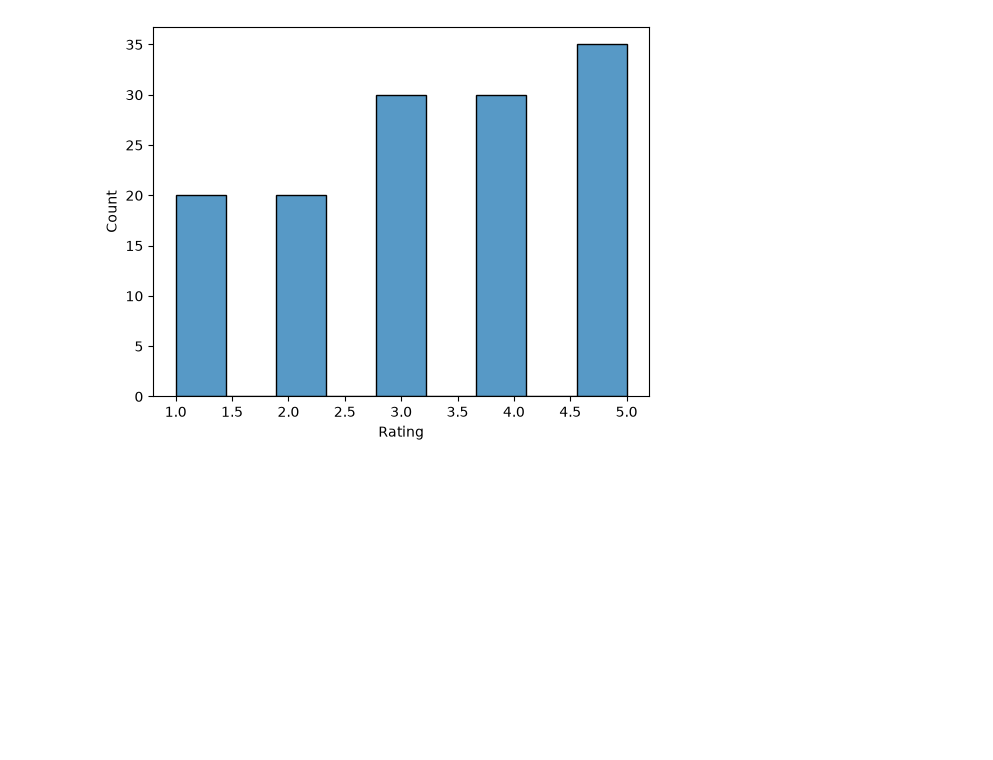
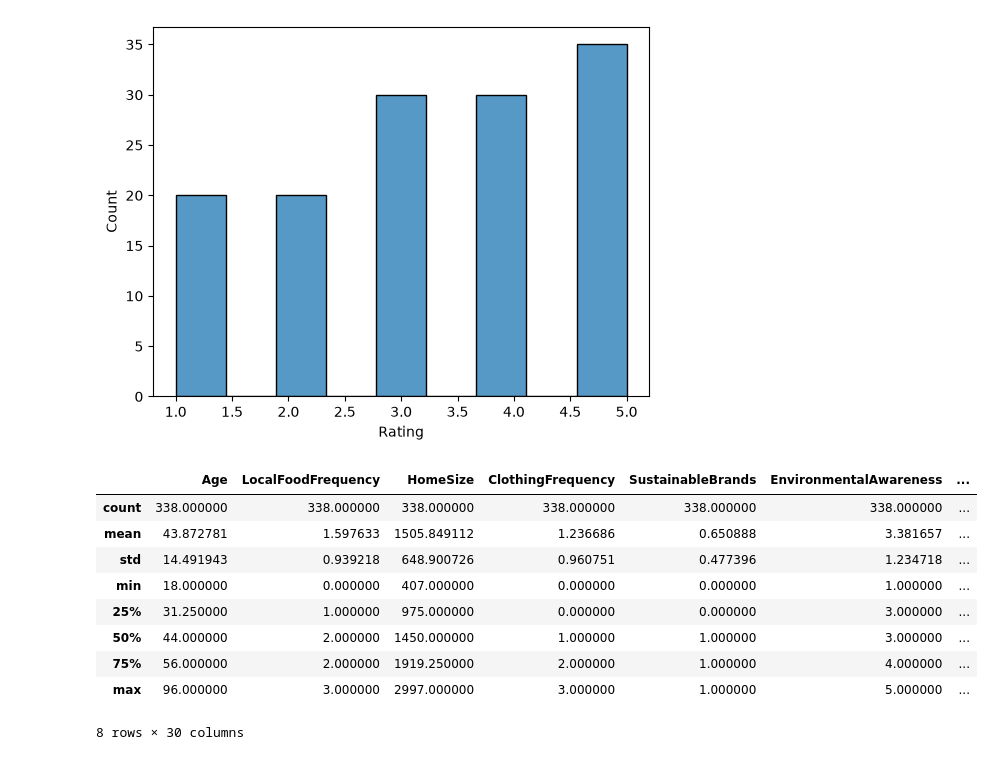
Before and after one commit to tuomasvaltanenLUAS/DataEngineering_AdvDA_2026, a Jupyter notebook: exercise_project_2/task1_undersampling/classification/undersampling_lifestyle_example_clustercentroids.ipynb, the cells around one changed output. Saved outputs shown, nothing was run; the diff lists cells and outputs as text; code cells hidden in the pictures; blank space fills up the shorter version.

```diff
--- a/exercise_project_2/task1_undersampling/classification/undersampling_lifestyle_example_clustercentroids.ipynb
+++ b/exercise_project_2/task1_undersampling/classification/undersampling_lifestyle_example_clustercentroids.ipynb
@@ -56,3 +56,16 @@ sns.histplot(df_resampled, x="Rating")
 # %% [output]
 <Axes: xlabel='Rating', ylabel='Count'>
 [figure]
+# %%
+df.describe()
+# %% [output]
+|  | Age | LocalFoodFrequency | HomeSize | ClothingFrequency | SustainableBrands | EnvironmentalAwareness | ... |
+| count | 338.000000 | 338.000000 | 338.000000 | 338.000000 | 338.000000 | 338.000000 | ... |
+| mean | 43.872781 | 1.597633 | 1505.849112 | 1.236686 | 0.650888 | 3.381657 | ... |
+| std | 14.491943 | 0.939218 | 648.900726 | 0.960751 | 0.477396 | 1.234718 | ... |
+| min | 18.000000 | 0.000000 | 407.000000 | 0.000000 | 0.000000 | 1.000000 | ... |
+| 25% | 31.250000 | 1.000000 | 975.000000 | 0.000000 | 0.000000 | 3.000000 | ... |
+| 50% | 44.000000 | 2.000000 | 1450.000000 | 1.000000 | 1.000000 | 3.000000 | ... |
+| 75% | 56.000000 | 2.000000 | 1919.250000 | 2.000000 | 1.000000 | 4.000000 | ... |
+| max | 96.000000 | 3.000000 | 2997.000000 | 3.000000 | 1.000000 | 5.000000 | ... |
+8 rows × 30 columns
```
Also changed, not shown: parts of 9 cells of this notebook, 1 other file.
